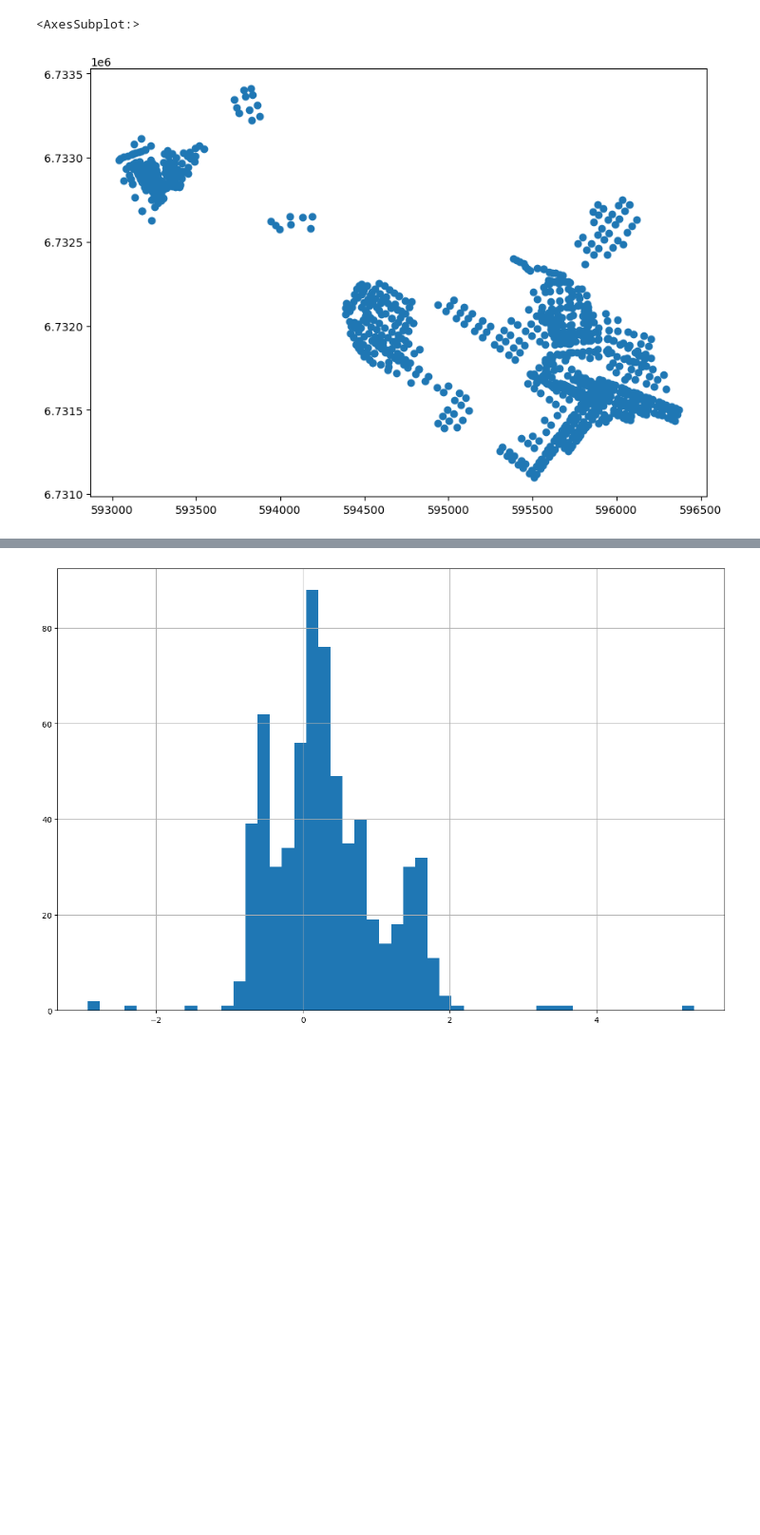
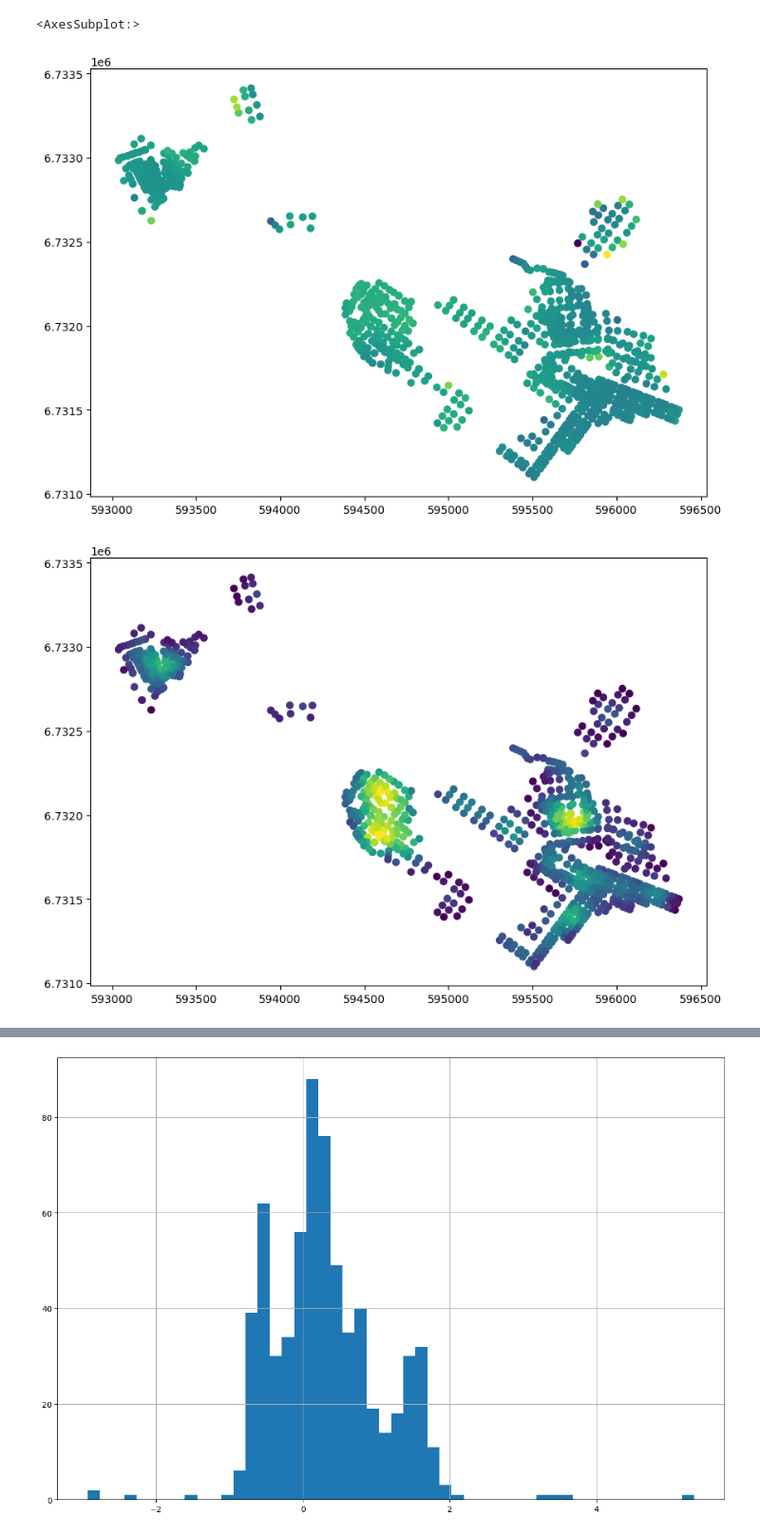
Before and after one commit to AnttiHaerkoenen/socio-ethnic_segregation, a Jupyter notebook: notebooks/exploratory_analysis.ipynb, the cells around one changed output, grey strips where cells are left out. Shown at 95% size. Cells and saved outputs as stored; diff of their text form; code cells hidden in the pictures; blank space fills up the shorter version.

```diff
--- a/notebooks/exploratory_analysis.ipynb
+++ b/notebooks/exploratory_analysis.ipynb
@@ -17,5 +39,8 @@ data.dropna(inplace=True)
-# %%
-data.plot(figsize=(10,10))
-# %% [output]
-<AxesSubplot:>
-[figure, removed]
+# %%
+data.plot(column='income_per_capita_ln', figsize=(10,10))
+data.plot(column='population', figsize=(10,10))
+data.plot(column='orthodox_proportion_ln', figsize=(10,10))
+# %% [output]
+<AxesSubplot:>
+[figure, added]
+[figure, added]
```
Also changed, not shown: parts of 8 cells of this notebook, 1 other file.
